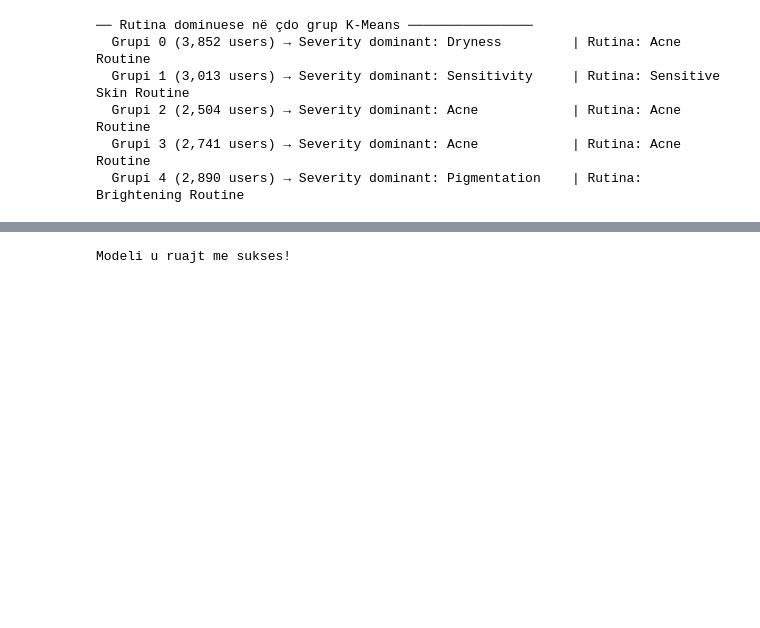
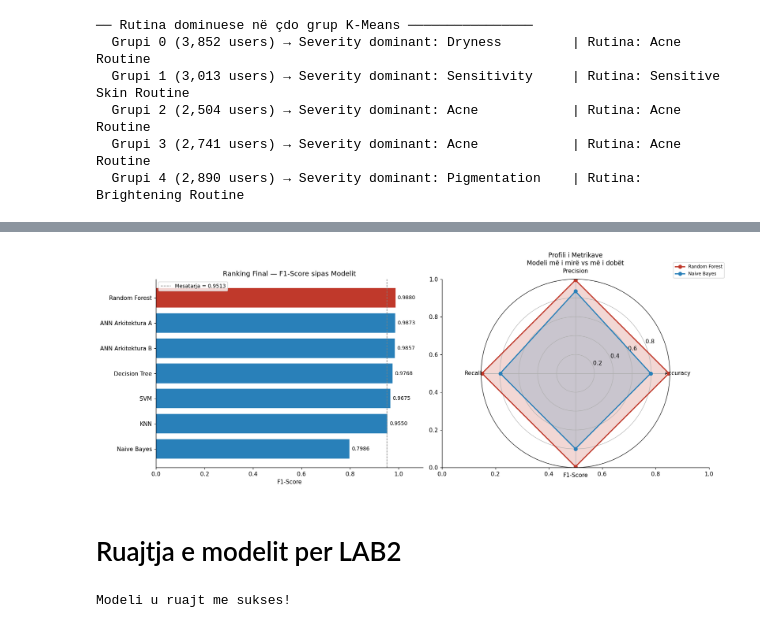
Before and after one commit to Sara587979/AI-Skincare-Personalization, a Jupyter notebook: skincare_ml.ipynb, the cells around one changed output, grey strips where cells are left out. Drawn from its saved outputs; the diff is of its cells as text; code cells hidden in the pictures; blank space fills up the shorter version.

Commit message:
Konkluzionet Finale

```diff
--- a/skincare_ml.ipynb
+++ b/skincare_ml.ipynb
@@ -1434,3 +1509,48 @@ for i in range(optimal_k):
+# %%
+fig, axes = plt.subplots(1, 2, figsize=(16, 6))
+
+# F1-Score i të gjithë modeleve
+f1_sorted = results_df['F1-Score'].sort_values()
+colors_bar = ['#c0392b' if m == best else '#2980b9' for m in f1_sorted.index]
+bars = axes[0].barh(f1_sorted.index, f1_sorted.values,
+                    color=colors_bar, edgecolor='white')
+axes[0].bar_label(bars, fmt='%.4f', padding=3, fontsize=9)
+axes[0].set_title('Ranking Final — F1-Score sipas Modelit')
+axes[0].set_xlabel('F1-Score')
+axes[0].set_xlim(0, 1.1)
+axes[0].axvline(f1_sorted.mean(), color='gray', linestyle='--',
+                linewidth=1, label=f'Mesatarja = {f1_sorted.mean():.4f}')
+axes[0].legend(fontsize=9)
+
+# Radar Chart — profili i modelit më të mirë
+from matplotlib.patches import FancyArrowPatch
+metrics_radar = ['Accuracy', 'Precision', 'Recall', 'F1-Score']
+values_best   = [results_df.loc[best, m] for m in metrics_radar]
+values_worst  = [results_df.loc[worst, m] for m in metrics_radar]
+
+angles = np.linspace(0, 2 * np.pi, len(metrics_radar), endpoint=False).tolist()
+values_best  += values_best[:1]
+values_worst += values_worst[:1]
+angles       += angles[:1]
+
+ax_radar = fig.add_subplot(122, polar=True)
+ax_radar.plot(angles, values_best,  'o-', linewidth=2,
+              color='#c0392b', label=best)
+ax_radar.fill(angles, values_best,  alpha=0.2, color='#c0392b')
+ax_radar.plot(angles, values_worst, 'o-', linewidth=2,
+              color='#2980b9', label=worst)
+ax_radar.fill(angles, values_worst, alpha=0.2, color='#2980b9')
+ax_radar.set_xticks(angles[:-1])
+ax_radar.set_xticklabels(metrics_radar, fontsize=10)
+ax_radar.set_title('Profili i Metrikave\nModeli më i mirë vs më i dobët', fontsize=11)
+ax_radar.legend(loc='upper right', bbox_to_anchor=(1.3, 1.1), fontsize=8)
+
+plt.tight_layout()
+plt.show()
+# %% [output]
+[figure, added]
+# %% [markdown]
+#  Ruajtja e modelit per LAB2
 # %%
 import os
 import joblib
```
Also changed, not shown: parts of 21 cells of this notebook, 1 other file.
